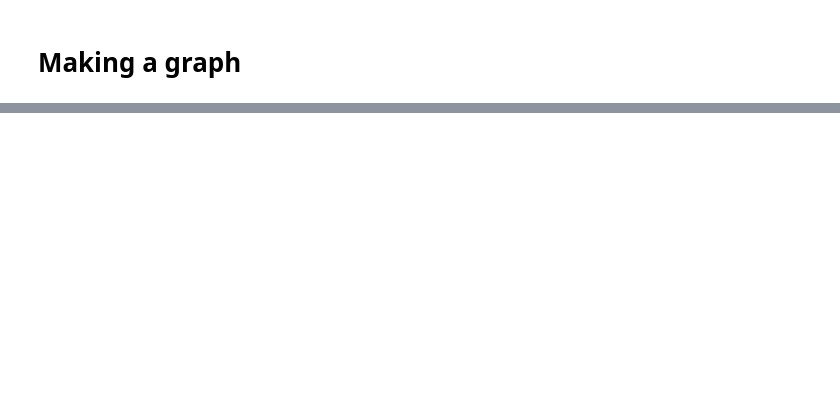
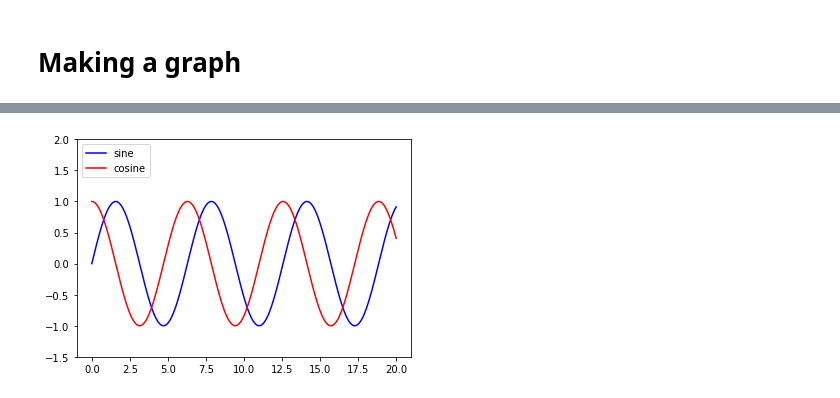
Before and after one commit to clarenznet/computational_physics, a Jupyter notebook: implement.ipynb, the cells around one changed output, grey strips where cells are left out. Cells and saved outputs as stored; diff of their text form; code cells hidden in the pictures; blank space fills up the shorter version.

```diff
--- a/implement.ipynb
+++ b/implement.ipynb
@@ -24,0 +77,12 @@ ax.plot(x, y, color='tab:orange')
+# %%
+x = np.linspace(0, 20, 1000)
+y1 = np.sin(x)
+y2 = np.cos(x)
+
+plt.plot(x, y1, "-b", label="sine")
+plt.plot(x, y2, "-r", label="cosine")
+plt.legend(loc="upper left")
+plt.ylim(-1.5, 2.0)
+plt.show()
+# %% [output]
+[figure, added]
```
Also changed, not shown: parts of 2 cells of this notebook.
